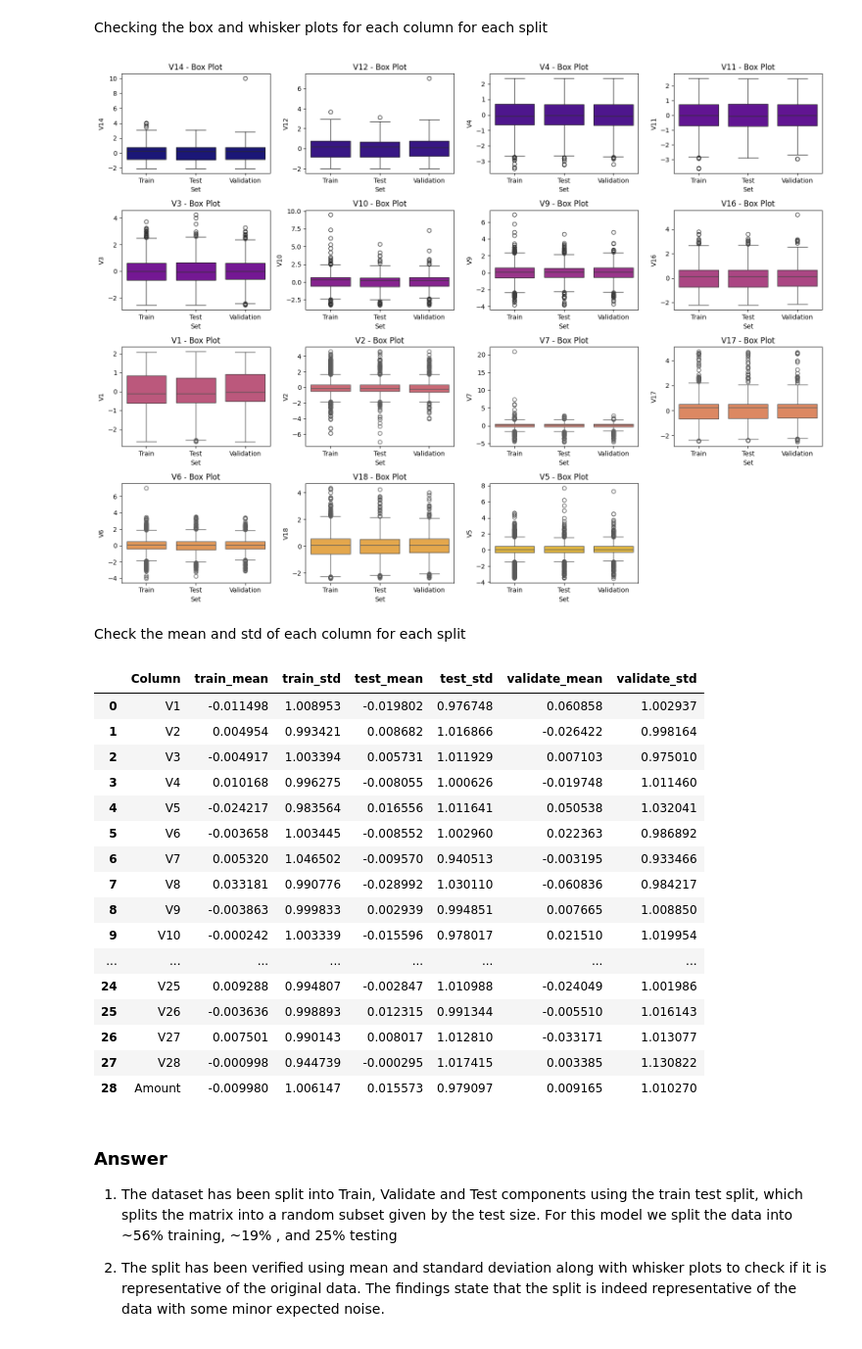
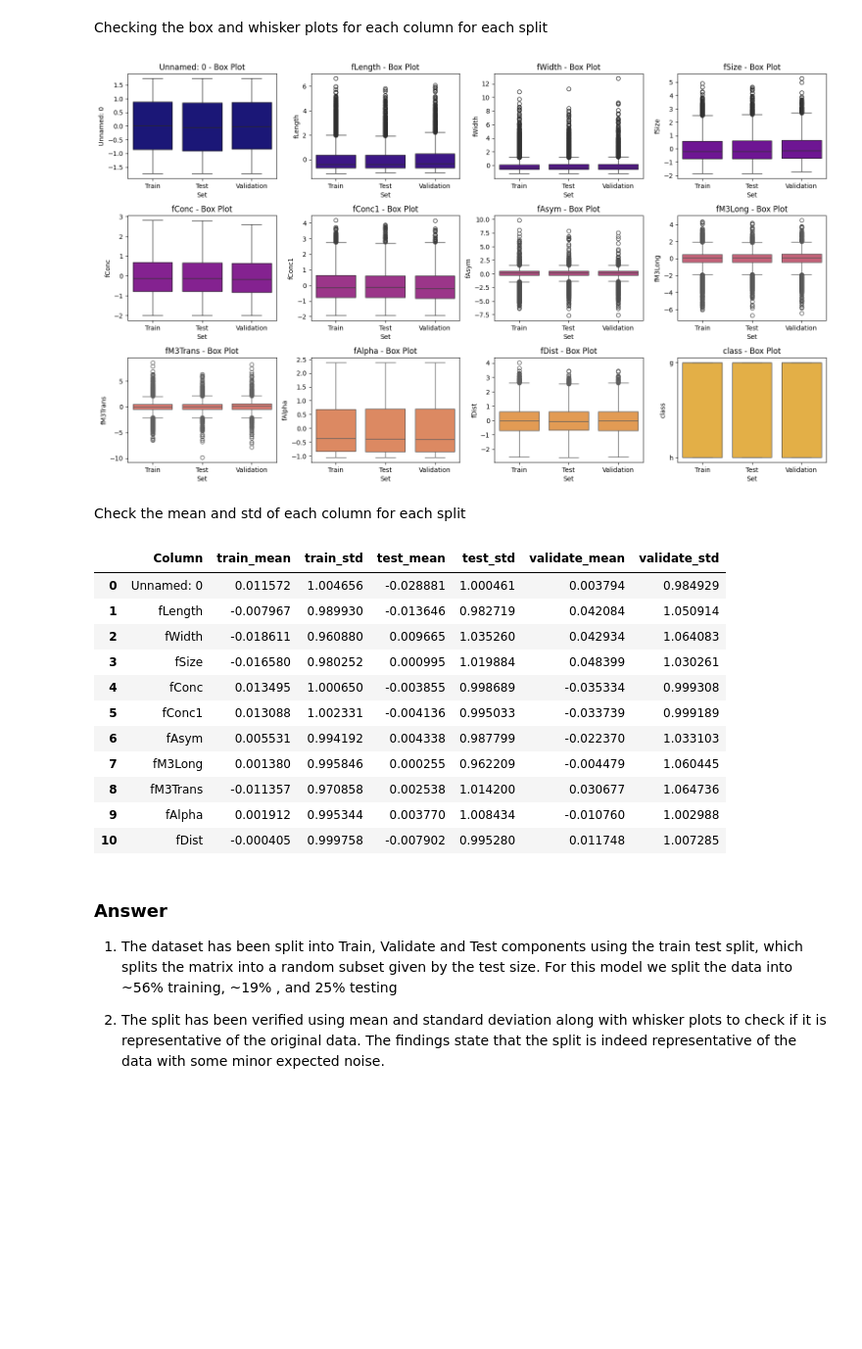
Before and after one commit to erikklm/-ubiquant-machine-learning, a Jupyter notebook: Assignment02/02_Q2.ipynb, the cells around one changed output. Shown at 98% size. Saved outputs shown, nothing was run; the diff lists cells and outputs as text; code cells hidden in the pictures; blank space fills up the shorter version.

```diff
--- a/Assignment02/02_Q2.ipynb
+++ b/Assignment02/02_Q2.ipynb
@@ -80,5 +101,2 @@ memory usage: 130.7 MB
 # %% [markdown]
 Take a random sample of 5000 rows to improve compute times
-# %%
-DATA_DF = DATA_DF.sample(n=5000, random_state=42).drop(columns=['id'])
-DATA_DF['Class'].value_counts()
@@ -138,17 +158,0 @@ TOP_15_FEATURES = ['V14', 'V12', 'V4', 'V11', 'V3', 'V10', 'V9', 'V16', 'V1', 'V
-# %%
-
-
-fig, axes = plt.subplots(5, 3, figsize=(15, 12))
-axes = axes.flatten()
-
-for i, (col, ax) in enumerate(zip(TOP_15_FEATURES, axes)):
-    color = COLORMAP(i / len(TOP_15_FEATURES))
-    DATA_DF[col].plot.hist(ax=ax, color=color, bins=20, grid=False)
-    ax.set_title(col)
-
-for j in range(i + 1, len(axes)):
-    axes[j].axis("off")
-
-plt.suptitle('Histograms', fontsize=16, fontweight='bold')
-plt.tight_layout()
-plt.show()
@@ -190,5 +208,5 @@ plt.show()
 Analyze and discuss the relationships between the data attributes and between the data attributes and labels. This involves computing the Pearson Correlation Coefficient (PCC) and generating scatter plots.
 # %%
 
-TARGET_VARIABLE = 'Class'
+TARGET_VARIABLE = 'class'
 FEATURES = DATA_DF.columns.drop([TARGET_VARIABLE])
@@ -199,17 +212,0 @@ Testing the pearson correlation of all feature values compared to the target col
-# %%
-
-results = []
-for i in FEATURES:
-    stat, p_value = pearsonr(DATA_DF[i], DATA_DF[TARGET_VARIABLE])
-    results.append({
-        'Target': TARGET_VARIABLE,
-        'Compared_Column': i,
-        'Statistic': stat,
-        'p_value': p_value
-
-    })
-
-stat = pd.DataFrame(results).sort_values(by='Statistic', key=abs, ascending=False)
-print("Pearson Correlation of all features compared to target value Rock_Type")
-print(f"Proportion of statistically significant features: {len(stat[stat['p_value'] < .05]) / len(stat)}")
-stat
@@ -361,30 +352,30 @@ Checking the box and whisker plots for each column for each split
 # %%
 train_data["Set"] = "Train"
 test_data["Set"] = "Test"
 validate_data["Set"] = "Validation"
 combined_data = pd.concat([train_data, test_data, validate_data])
 
-combined_data = combined_data[TOP_15_FEATURES + ['Set']]
+# combined_data = combined_data[TOP_15_FEATURES + ['Set']]
 
 
 plt.figure(figsize=(16, 12))
 for i, column in enumerate(combined_data.columns[:-1]):
     plt.subplot(4, 4, i + 1)
     color = COLORMAP(i / len(combined_data.columns))
     sns.boxplot(x="Set", y=column, data=combined_data, color=color)
     plt.title(f"{column} - Box Plot")
 
 plt.tight_layout()
 plt.show()
 # %% [output]
-[figure, old version]
+[figure, new version]
 # %% [markdown]
 Check the mean and std of each column for each split
 # %%
 summary_df = pd.DataFrame()
 
 for column in DATA_DF.columns:
-    if column not in ['Class', 'id']:
+    if column not in ['class']:
         stats = {
             f"train_mean": train_data[column].mean(),
             f"train_std": train_data[column].std(),
@@ -401,22 +392,17 @@ summary_df.reset_index(inplace=True)
 summary_df
 # %% [output]
 |  | Column | train_mean | train_std | test_mean | test_std | validate_mean | validate_std |
-| 0 | V1 | -0.011498 | 1.008953 | -0.019802 | 0.976748 | 0.060858 | 1.002937 |
-| 1 | V2 | 0.004954 | 0.993421 | 0.008682 | 1.016866 | -0.026422 | 0.998164 |
-| 2 | V3 | -0.004917 | 1.003394 | 0.005731 | 1.011929 | 0.007103 | 0.975010 |
-| 3 | V4 | 0.010168 | 0.996275 | -0.008055 | 1.000626 | -0.019748 | 1.011460 |
-| 4 | V5 | -0.024217 | 0.983564 | 0.016556 | 1.011641 | 0.050538 | 1.032041 |
-| 5 | V6 | -0.003658 | 1.003445 | -0.008552 | 1.002960 | 0.022363 | 0.986892 |
-| 6 | V7 | 0.005320 | 1.046502 | -0.009570 | 0.940513 | -0.003195 | 0.933466 |
-| 7 | V8 | 0.033181 | 0.990776 | -0.028992 | 1.030110 | -0.060836 | 0.984217 |
-| 8 | V9 | -0.003863 | 0.999833 | 0.002939 | 0.994851 | 0.007665 | 1.008850 |
-| 9 | V10 | -0.000242 | 1.003339 | -0.015596 | 0.978017 | 0.021510 | 1.019954 |
-| ... | ... | ... | ... | ... | ... | ... | ... |
-| 24 | V25 | 0.009288 | 0.994807 | -0.002847 | 1.010988 | -0.024049 | 1.001986 |
-| 25 | V26 | -0.003636 | 0.998893 | 0.012315 | 0.991344 | -0.005510 | 1.016143 |
-| 26 | V27 | 0.007501 | 0.990143 | 0.008017 | 1.012810 | -0.033171 | 1.013077 |
-| 27 | V28 | -0.000998 | 0.944739 | -0.000295 | 1.017415 | 0.003385 | 1.130822 |
-| 28 | Amount | -0.009980 | 1.006147 | 0.015573 | 0.979097 | 0.009165 | 1.010270 |
+| 0 | Unnamed: 0 | 0.011572 | 1.004656 | -0.028881 | 1.000461 | 0.003794 | 0.984929 |
+| 1 | fLength | -0.007967 | 0.989930 | -0.013646 | 0.982719 | 0.042084 | 1.050914 |
+| 2 | fWidth | -0.018611 | 0.960880 | 0.009665 | 1.035260 | 0.042934 | 1.064083 |
+| 3 | fSize | -0.016580 | 0.980252 | 0.000995 | 1.019884 | 0.048399 | 1.030261 |
+| 4 | fConc | 0.013495 | 1.000650 | -0.003855 | 0.998689 | -0.035334 | 0.999308 |
+| 5 | fConc1 | 0.013088 | 1.002331 | -0.004136 | 0.995033 | -0.033739 | 0.999189 |
+| 6 | fAsym | 0.005531 | 0.994192 | 0.004338 | 0.987799 | -0.022370 | 1.033103 |
+| 7 | fM3Long | 0.001380 | 0.995846 | 0.000255 | 0.962209 | -0.004479 | 1.060445 |
+| 8 | fM3Trans | -0.011357 | 0.970858 | 0.002538 | 1.014200 | 0.030677 | 1.064736 |
+| 9 | fAlpha | 0.001912 | 0.995344 | 0.003770 | 1.008434 | -0.010760 | 1.002988 |
+| 10 | fDist | -0.000405 | 0.999758 | -0.007902 | 0.995280 | 0.011748 | 1.007285 |
 # %% [markdown]
 ### Answer
 
```
Also changed, not shown: parts of 49 cells of this notebook.
